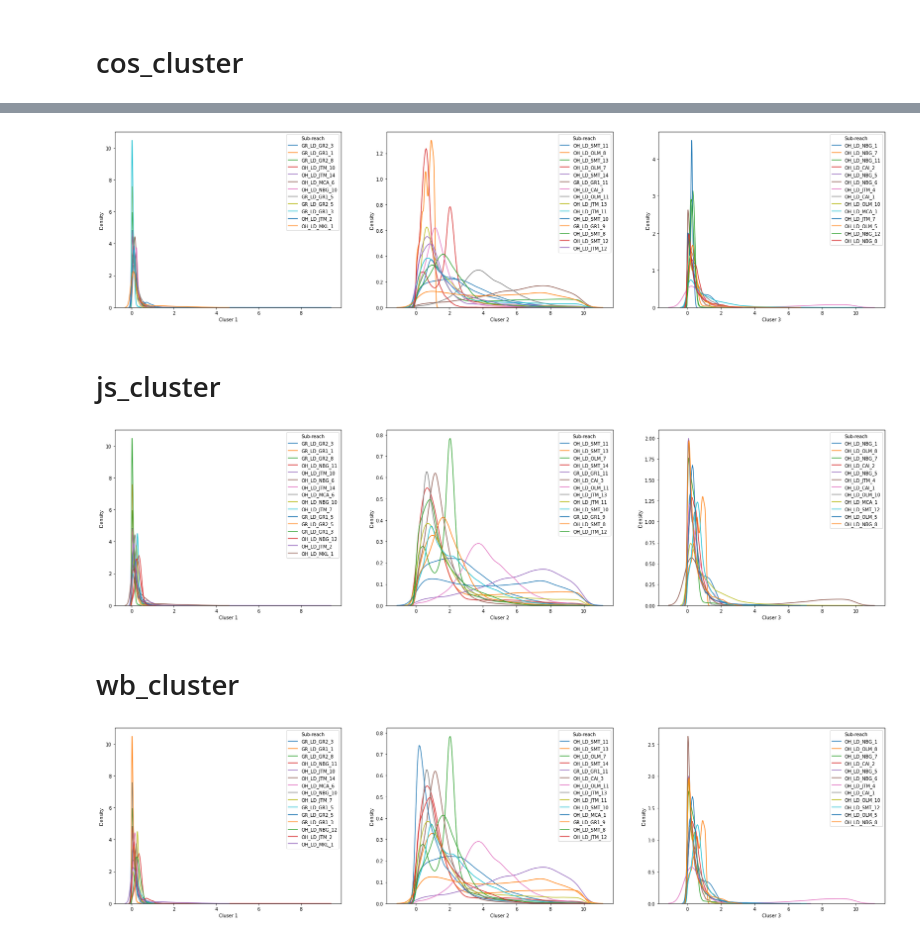
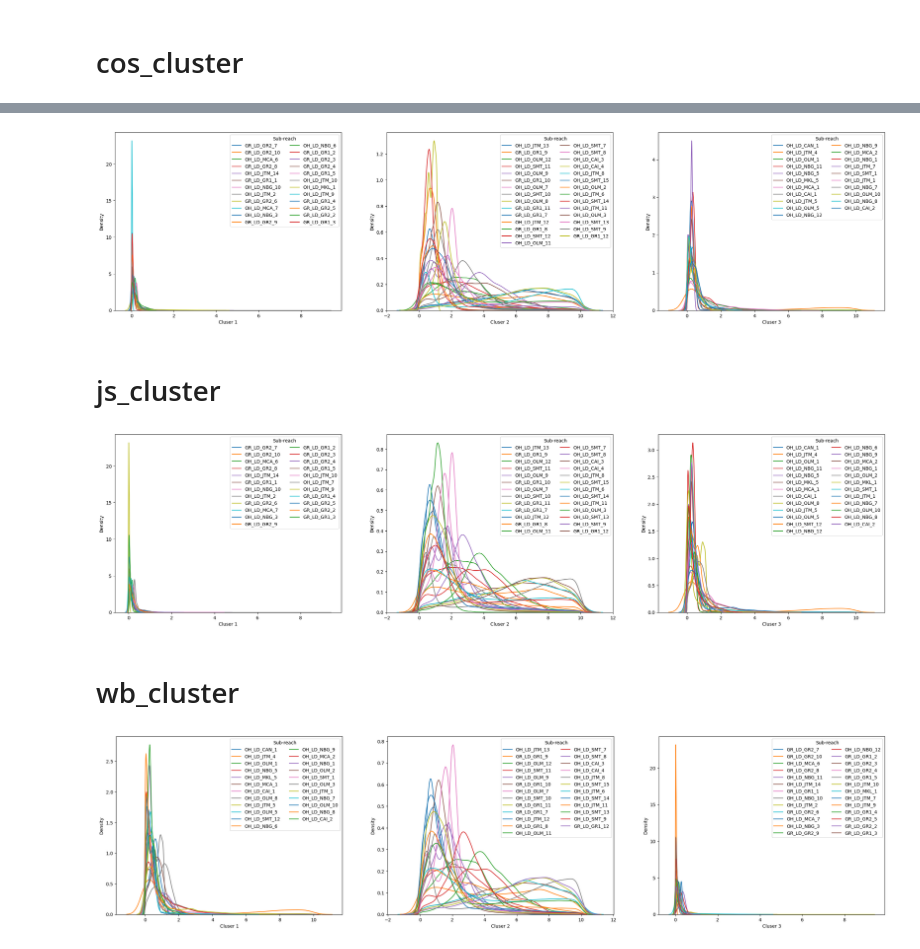
Before and after one commit to bravoila/shoaling, a Jupyter notebook: sholaing_CELRL.ipynb, the cells around one changed output, grey strips where cells are left out. Drawn from its saved outputs; the diff is of its cells as text; code cells hidden in the pictures.

```diff
--- a/sholaing_CELRL.ipynb
+++ b/sholaing_CELRL.ipynb
@@ -337,6 +359,9 @@ df_final.to_csv('./cluster_res_CELRL.csv')
 # %% [markdown]
 # Plot the data in each clusters
 # %%
-cluster_label = pd.read_csv('./res_back_up/cluster_res_CELRL.csv')
+cluster_label = pd.read_csv('./res_back_up/cluster_res_CELRL_3_cluster.csv')
 # %% [markdown]
 # cos_cluster
+# %%
+for i, f in enumerate(csv_files):
+    print(f)
@@ -361,11 +404,16 @@ for i, f in enumerate(csv_files):
     # with 0 and negative value
     # axs1[i - 1].hist(one_df['AvgRate_ftPerYr_Unfiltered'], bins = 10)
     # without 0 and negative value
-    pro_data = one_df[(one_df['AvgRate_ftPerYr_Unfiltered'] > 0) & (one_df['AvgRate_ftPerYr_Unfiltered'] <10)]['AvgRate_ftPerYr_Unfiltered']
+    try:
+        pro_data = one_df[(one_df['AvgRate_ftPerYr_Unfiltered'] > 0) & (one_df['AvgRate_ftPerYr_Unfiltered'] <10)]['AvgRate_ftPerYr_Unfiltered']
+    except:
+        pass
     # axs2[i - 1].hist(pro_data, bins = 10000)
 
     # hist, edges = locate_data_to_hist(pro_data)
+
     subreach_name = re.split('/|_avg_max_min.csv', f)[-2]
+
 
     if subreach_name in cluster_label[cluster_label['cos_cluster'] == 0]['subreach_name'].values:
         fig1 = sns.kdeplot(pro_data, ax = axs[0])
@@ -373,21 +421,26 @@ for i, f in enumerate(csv_files):
         fig2 = sns.kdeplot(pro_data, ax = axs[1])
     elif subreach_name in cluster_label[cluster_label['cos_cluster'] == 2]['subreach_name'].values:
         fig2 = sns.kdeplot(pro_data, ax = axs[2])
-    else:
-        print(f)
+    # elif subreach_name in cluster_label[cluster_label['cos_cluster'] == 3]['subreach_name'].values:
+    #     fig3 = sns.kdeplot(pro_data, ax = axs[3])
+    # else:
+    #     print(f)
 
-axs[0].legend(title='Sub-reach', loc='upper right', labels=cluster_label[cluster_label['cos_cluster'] == 0]['subreach_name'].values)
+axs[0].legend(title='Sub-reach', loc='upper right',ncol=2, labels=cluster_label[cluster_label['cos_cluster'] == 0]['subreach_name'].values)
 axs[0].set(xlabel='Cluser 1')
 
-axs[1].legend(title='Sub-reach', loc='upper right', labels=cluster_label[cluster_label['cos_cluster'] == 1]['subreach_name'].values)
+axs[1].legend(title='Sub-reach', loc='upper right', ncol=2, labels=cluster_label[cluster_label['cos_cluster'] == 1]['subreach_name'].values)
 axs[1].set(xlabel='Cluser 2')
 
-axs[2].legend(title='Sub-reach', loc='upper right', labels=cluster_label[cluster_label['cos_cluster'] == 2]['subreach_name'].values)
+axs[2].legend(title='Sub-reach', loc='upper right', ncol = 2, labels=cluster_label[cluster_label['cos_cluster'] == 2]['subreach_name'].values)
 axs[2].set(xlabel='Cluser 3')
 
+# axs[3].legend(title='Sub-reach', loc='upper right', ncol = 2, labels=cluster_label[cluster_label['cos_cluster'] == 3]['subreach_name'].values)
+# axs[3].set(xlabel='Cluser 4')
+
 plt.show()
 # %% [output]
-[figure, old version]
+[figure, new version]
 # %% [markdown]
 # js_cluster
 # %%
@@ -411,7 +464,10 @@ for i, f in enumerate(csv_files):
     # with 0 and negative value
     # axs1[i - 1].hist(one_df['AvgRate_ftPerYr_Unfiltered'], bins = 10)
     # without 0 and negative value
-    pro_data = one_df[(one_df['AvgRate_ftPerYr_Unfiltered'] > 0) & (one_df['AvgRate_ftPerYr_Unfiltered'] <10)]['AvgRate_ftPerYr_Unfiltered']
+    try:
+        pro_data = one_df[(one_df['AvgRate_ftPerYr_Unfiltered'] > 0) & (one_df['AvgRate_ftPerYr_Unfiltered'] <10)]['AvgRate_ftPerYr_Unfiltered']
+    except:
+        pass
     # axs2[i - 1].hist(pro_data, bins = 10000)
 
     # hist, edges = locate_data_to_hist(pro_data)
@@ -421,21 +477,25 @@ for i, f in enumerate(csv_files):
     elif subreach_name in cluster_label[cluster_label['js_cluster'] == 1]['subreach_name'].values:
         fig2 = sns.kdeplot(pro_data, ax = axs[1])
     elif subreach_name in cluster_label[cluster_label['js_cluster'] == 2]['subreach_name'].values:
-        fig2 = sns.kdeplot(pro_data, ax = axs[2])
+        fig3 = sns.kdeplot(pro_data, ax = axs[2])
+    # elif subreach_name in cluster_label[cluster_label['js_cluster'] == 3]['subreach_name'].values:
+    #     fig4 = sns.kdeplot(pro_data, ax = axs[3])
 
-
-axs[0].legend(title='Sub-reach', loc='upper right', labels=cluster_label[cluster_label['js_cluster'] == 0]['subreach_name'].values)
+axs[0].legend(title='Sub-reach', loc='upper right', ncol=2, labels=cluster_label[cluster_label['js_cluster'] == 0]['subreach_name'].values)
 axs[0].set(xlabel='Cluser 1')
 
-axs[1].legend(title='Sub-reach', loc='upper right', labels=cluster_label[cluster_label['js_cluster'] == 1]['subreach_name'].values)
+axs[1].legend(title='Sub-reach', loc='upper right', ncol=2, labels=cluster_label[cluster_label['js_cluster'] == 1]['subreach_name'].values)
 axs[1].set(xlabel='Cluser 2')
 
-axs[2].legend(title='Sub-reach', loc='upper right', labels=cluster_label[cluster_label['js_cluster'] == 2]['subreach_name'].values)
+axs[2].legend(title='Sub-reach', loc='upper right', ncol=2, labels=cluster_label[cluster_label['js_cluster'] == 2]['subreach_name'].values)
 axs[2].set(xlabel='Cluser 3')
 
+# axs[3].legend(title='Sub-reach', loc='upper right', ncol=2, labels=cluster_label[cluster_label['js_cluster'] == 2]['subreach_name'].values)
+# axs[3].set(xlabel='Cluser 4')
+
 plt.show()
 # %% [output]
-[figure, old version]
+[figure, new version]
 # %% [markdown]
 # wb_cluster
 # %%
@@ -450,37 +510,43 @@ subreach_name in cluster_label[cluster_label['cos_cluster'] == 2]['subreach_name
 data_df = pd.DataFrame()
 
 # loop over the list of csv files
 for i, f in enumerate(csv_files):
     # read the csv file
     one_df = pd.read_csv(f)
 
     # print(f, one_df.columns)
 
     # with 0 and negative value
     # axs1[i - 1].hist(one_df['AvgRate_ftPerYr_Unfiltered'], bins = 10)
     # without 0 and negative value
-    pro_data = one_df[(one_df['AvgRate_ftPerYr_Unfiltered'] > 0) & (one_df['AvgRate_ftPerYr_Unfiltered'] <10)]['AvgRate_ftPerYr_Unfiltered']
+    try:
+        pro_data = one_df[(one_df['AvgRate_ftPerYr_Unfiltered'] > 0) & (one_df['AvgRate_ftPerYr_Unfiltered'] <10)]['AvgRate_ftPerYr_Unfiltered']
+    except:
+        pass
     # axs2[i - 1].hist(pro_data, bins = 10000)
 
     # hist, edges = locate_data_to_hist(pro_data)
     subreach_name = re.split('/|_avg_max_min.csv', f)[-2]
     if subreach_name in cluster_label[cluster_label['wb_cluster'] == 0]['subreach_name'].values:
         fig1 = sns.kdeplot(pro_data, ax = axs[0])
     elif subreach_name in cluster_label[cluster_label['wb_cluster'] == 1]['subreach_name'].values:
         fig2 = sns.kdeplot(pro_data, ax = axs[1])
     elif subreach_name in cluster_label[cluster_label['wb_cluster'] == 2]['subreach_name'].values:
-        fig2 = sns.kdeplot(pro_data, ax = axs[2])
+        fig3 = sns.kdeplot(pro_data, ax = axs[2])
+    # elif subreach_name in cluster_label[cluster_label['wb_cluster'] == 3]['subreach_name'].values:
+    #     fig4 = sns.kdeplot(pro_data, ax = axs[3])
 
-
-axs[0].legend(title='Sub-reach', loc='upper right', labels=cluster_label[cluster_label['wb_cluster'] == 0]['subreach_name'].values)
+axs[0].legend(title='Sub-reach', loc='upper right',  ncol=2,labels=cluster_label[cluster_label['wb_cluster'] == 0]['subreach_name'].values)
 axs[0].set(xlabel='Cluser 1')
 
-axs[1].legend(title='Sub-reach', loc='upper right', labels=cluster_label[cluster_label['wb_cluster'] == 1]['subreach_name'].values)
+axs[1].legend(title='Sub-reach', loc='upper right',  ncol=2,labels=cluster_label[cluster_label['wb_cluster'] == 1]['subreach_name'].values)
 axs[1].set(xlabel='Cluser 2')
 
-axs[2].legend(title='Sub-reach', loc='upper right', labels=cluster_label[cluster_label['wb_cluster'] == 2]['subreach_name'].values)
+axs[2].legend(title='Sub-reach', loc='upper right',  ncol=2, labels=cluster_label[cluster_label['wb_cluster'] == 2]['subreach_name'].values)
 axs[2].set(xlabel='Cluser 3')
 
+# axs[3].legend(title='Sub-reach', loc='upper right', ncol=2, labels=cluster_label[cluster_label['wb_cluster'] == 2]['subreach_name'].values)
+# axs[3].set(xlabel='Cluser 4')
 plt.show()
 # %% [output]
-[figure, old version]
+[figure, new version]
```
Also changed, not shown: parts of 21 cells of this notebook, 31 other files.
